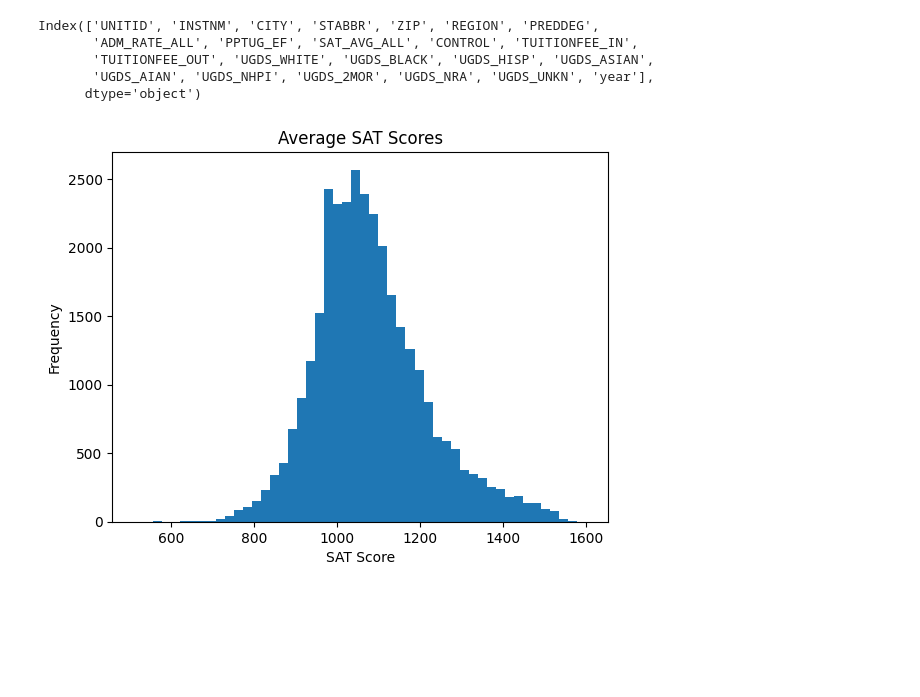
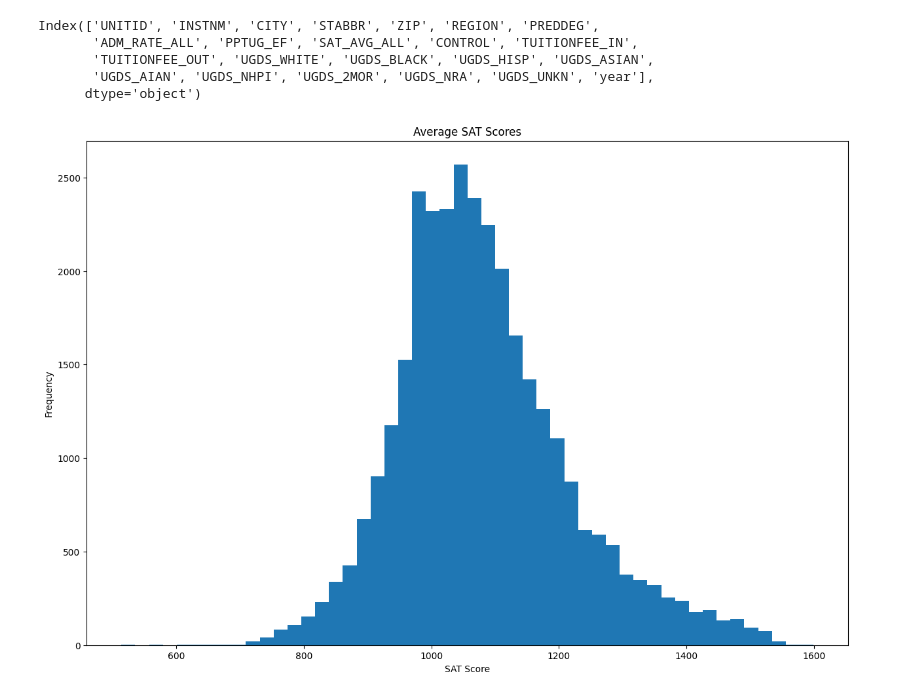
Before and after one commit to wisdom-okwen/ml-college-dataset, a Jupyter notebook: college_dataset.ipynb, the cells around one changed output. Drawn from its saved outputs; the diff is of its cells as text; code cells hidden in the pictures; blank space fills up the shorter version.

```diff
--- a/college_dataset.ipynb
+++ b/college_dataset.ipynb
@@ -73,10 +73,11 @@ Index(['UNITID', 'INSTNM', 'CITY', 'STABBR', 'ZIP', 'REGION', 'PREDDEG',
        'UGDS_AIAN', 'UGDS_NHPI', 'UGDS_2MOR', 'UGDS_NRA', 'UGDS_UNKN', 'year'],
       dtype='object')
 # %%
+plt.figure(figsize=(15, 10))
 plt.hist(df_cleaned['SAT_AVG_ALL'], bins=50)
 plt.xlabel('SAT Score')
 plt.ylabel('Frequency')
 plt.title('Average SAT Scores')
 plt.show()
 # %% [output]
-[figure, old version]
+[figure, new version]
```
